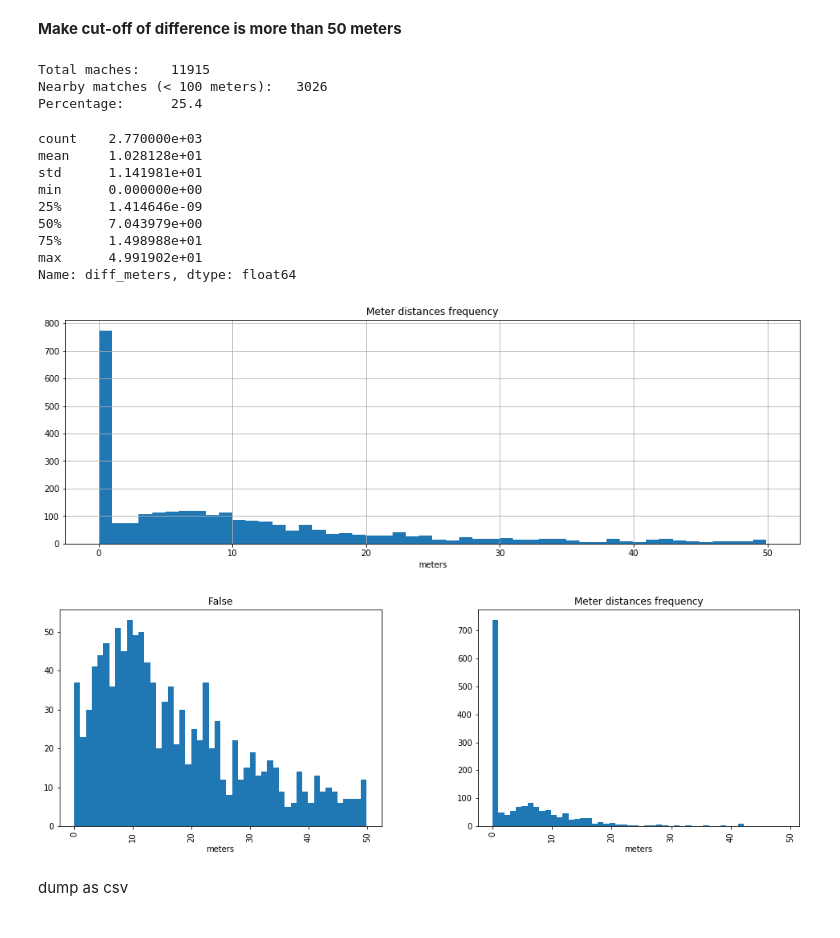
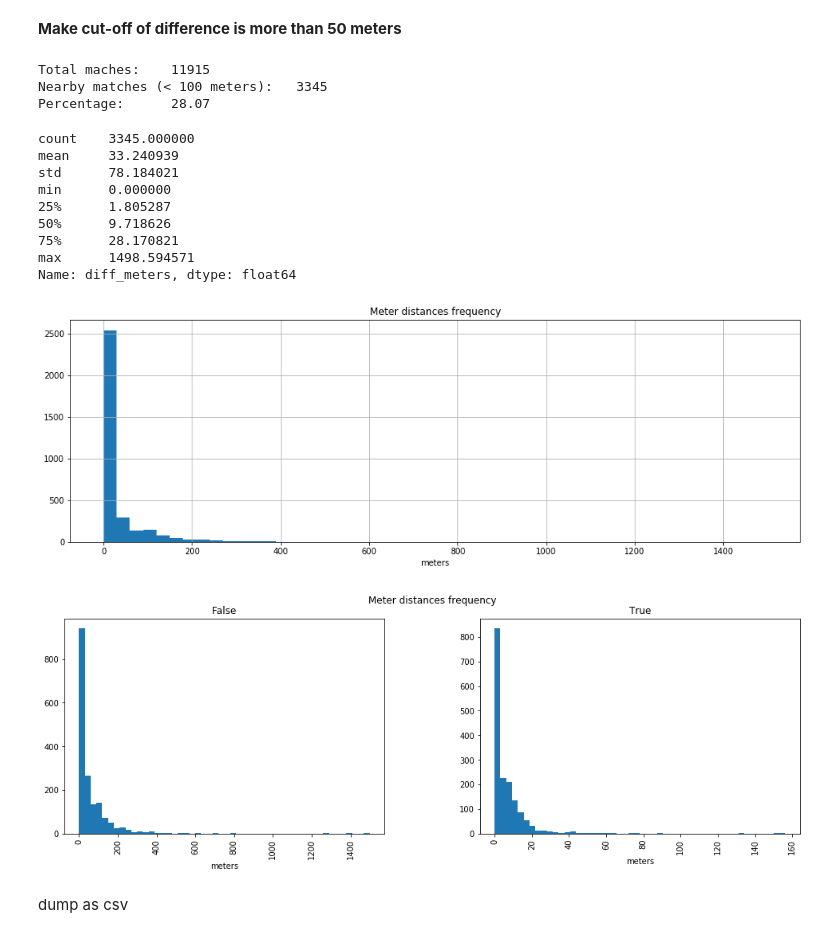
Before and after one commit to kishorem-mf/spark-jobs, a Jupyter notebook: notebooks/ouniverse-geolocation-matching.ipynb, the cells around one changed output. Saved outputs shown, nothing was run; the diff lists cells and outputs as text; code cells hidden in the pictures.

Commit message:
Update plots

```diff
--- a/notebooks/ouniverse-geolocation-matching.ipynb
+++ b/notebooks/ouniverse-geolocation-matching.ipynb
@@ -197,39 +197,39 @@ opr_matches[~opr_matches.match_number].sort_values(by='diff_meters', ascending=T
 # %% [markdown]
 **Make cut-off of difference is more than 50 meters**
 # %%
-nearby_matches = opr_matches[opr_matches.diff_meters < 100]
+nearby_matches = opr_matches[opr_matches.diff_meters < 4000]
 print('Total maches:\t', opr_matches.shape[0])
 print('Nearby matches (< 100 meters):\t', nearby_matches.shape[0])
 print('Percentage:\t', round(100 * nearby_matches.shape[0] / opr_matches.shape[0], 2))
 # %% [output]
 Total maches:    11915
-Nearby matches (< 100 meters):   3026
-Percentage:      25.4
+Nearby matches (< 100 meters):   3345
+Percentage:      28.07
 # %%
 nearby_matches.diff_meters.describe()
 # %% [output]
-count    2.770000e+03
-mean     1.028128e+01
-std      1.141981e+01
-min      0.000000e+00
-25%      1.414646e-09
-50%      7.043979e+00
-75%      1.498988e+01
-max      4.991902e+01
+count    3345.000000
+mean     33.240939
+std      78.184021
+min      0.000000
+25%      1.805287
+50%      9.718626
+75%      28.170821
+max      1498.594571
 Name: diff_meters, dtype: float64
 # %%
 ax = nearby_matches.hist(column='diff_meters', figsize=(16, 5), bins=50)
 plt.xlabel('meters')
 plt.title('Meter distances frequency');
 # %% [output]
-[figure, old version]
+[figure, new version]
 # %%
 # separate: if ohub number is in the google address
 ax = nearby_matches.hist(column='diff_meters', by='match_number', figsize=(16, 5), bins=50)
 ax[0].set_xlabel('meters'), ax[1].set_xlabel('meters')
-plt.title('Meter distances frequency');
+plt.suptitle('Meter distances frequency');
 # %% [output]
-[figure, old version]
+[figure, new version]
 # %% [markdown]
 dump as csv
 # %%
```
Also changed, not shown: parts of 3 cells of this notebook.
